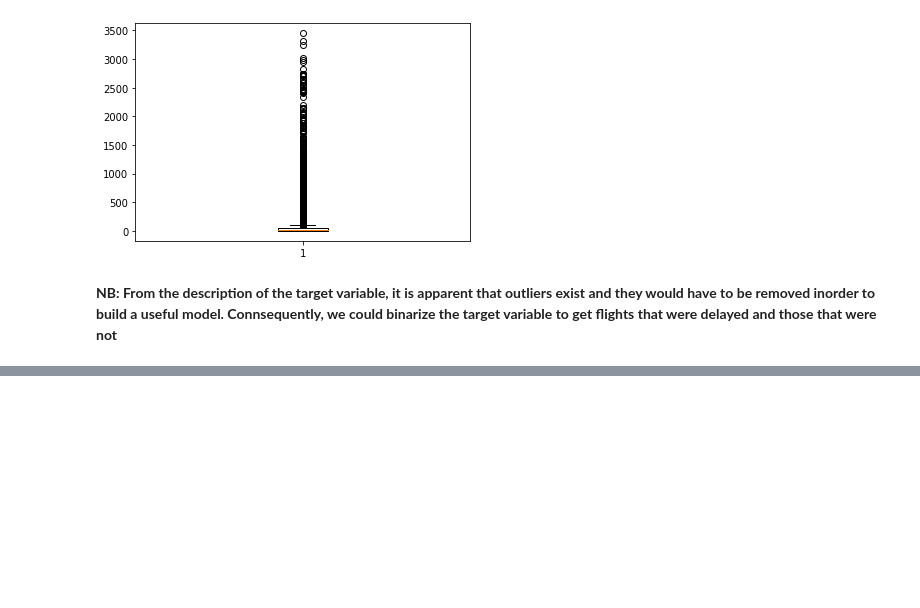
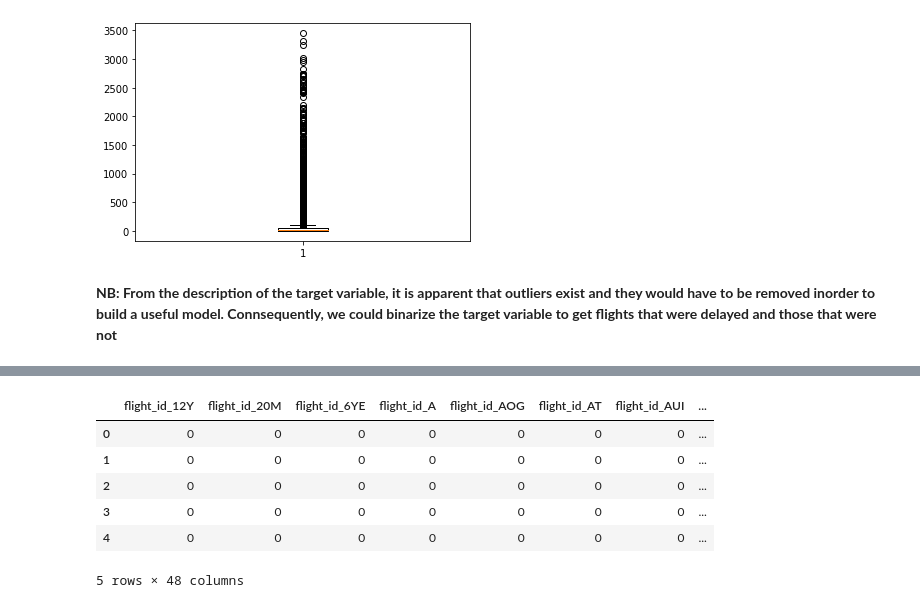
Before and after one commit to alahirajeffrey/Zindi_Flight_Delay_Prediction_Challenge, a Jupyter notebook: notebook.ipynb, the cells around one changed output, grey strips where cells are left out. Cells and saved outputs as stored; diff of their text form; code cells hidden in the pictures; blank space fills up the shorter version.

Commit message:
finished cleaning dataframe

```diff
--- a/notebook.ipynb
+++ b/notebook.ipynb
@@ -95,3 +112,15 @@ len(data_new['departure_point'].value_counts())
+# %%
+#list of labels to keep in departure_point column
+labels_to_keep = ['TUN','DJE','ORY','MIR']
+
+#replace values using list comprehension
+data_new['departure_point_new'] = data_new['departure_point'
+                                          ].replace(to_replace = [label for label in data_new['departure_point'].values if label not in labels_to_keep],
+                                                   value = 'OTHER')
+
+#drop departure point column
+
+data_new.drop(labels = ['departure_point'], axis = 1, inplace=True)
 # %% [markdown]
 **Column: ARRSTN**
 # %%
@@ -107,3 +136,13 @@ len(data_new['arrival_point'].value_counts())
+# %%
+labels_to_keep = ['TUN','DJE','ORY','MIR']
+
+#replace values using list comprehension
+data_new['arrival_point_new'] = data_new['arrival_point'
+                                          ].replace(to_replace = [label for label in data_new['arrival_point'].values if label not in labels_to_keep],
+                                                   value = 'OTHER')
+
+#drop arrival point column
+data_new.drop(labels = ['arrival_point'], axis = 1, inplace=True)
 # %% [markdown]
 **Column: STD**
 # %%
@@ -245,6 +286,14 @@ new_df['target'] = new_df['target'].astype(int)
 # %%
-#encode categorical variables
-from sklearn.preprocessing import OneHotEncoder as encoder
+#import encoders and encode categorical variables
+from sklearn.preprocessing import LabelEncoder
 
+#select all variables of datatype - object
 cat_vars = new_df.select_dtypes(include=object)
-num_vars
+num_vars = new_df.select_dtypes(exclude=object)
+
+#instantiate encoder
+le = LabelEncoder()
+
+#encode variables
+cat_vars_dummies = pd.get_dummies(data = cat_vars)
+cat_vars_label_encoded = cat_vars.apply(le.fit_transform)
@@ -250,0 +309,10 @@ num_vars
+# %%
+cat_vars_dummies.head()
+# %% [output]
+|  | flight_id_12Y | flight_id_20M | flight_id_6YE | flight_id_A | flight_id_AOG | flight_id_AT | flight_id_AUI | ... |
+| 0 | 0 | 0 | 0 | 0 | 0 | 0 | 0 | ... |
+| 1 | 0 | 0 | 0 | 0 | 0 | 0 | 0 | ... |
+| 2 | 0 | 0 | 0 | 0 | 0 | 0 | 0 | ... |
+| 3 | 0 | 0 | 0 | 0 | 0 | 0 | 0 | ... |
+| 4 | 0 | 0 | 0 | 0 | 0 | 0 | 0 | ... |
+5 rows × 48 columns
```
Also changed, not shown: parts of 13 cells of this notebook.
